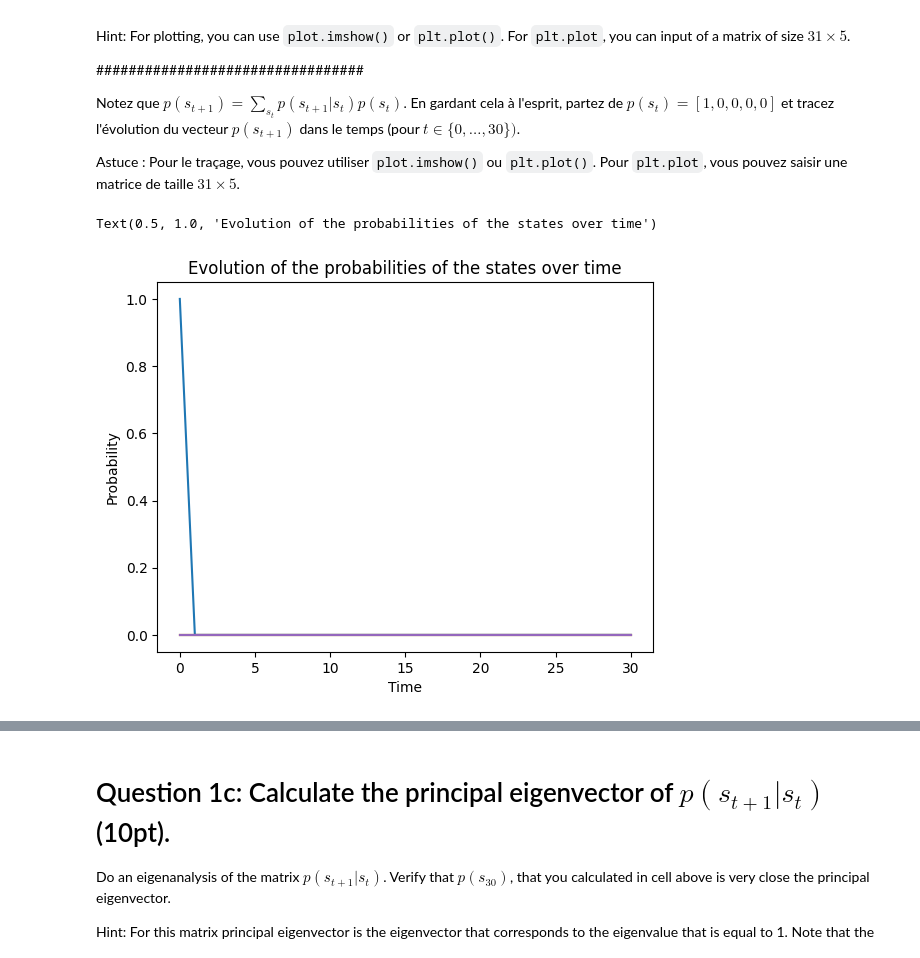
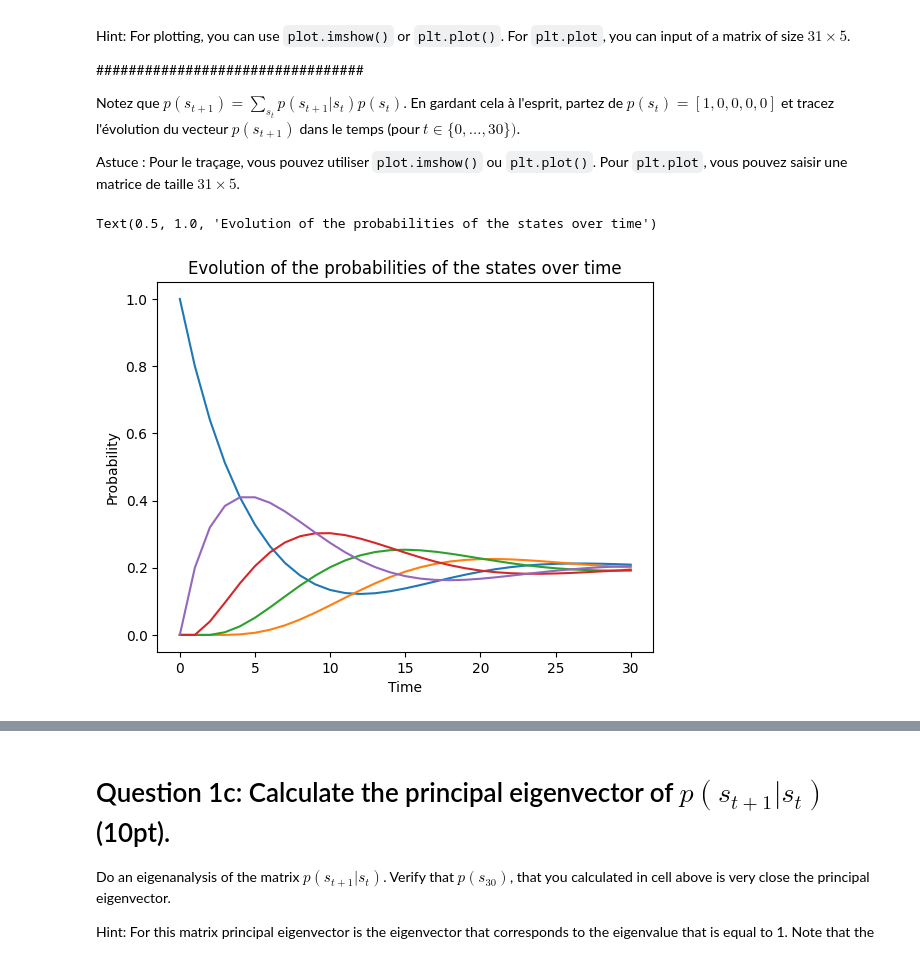
Before and after one commit to betch130/Traitement-de-signal, a Jupyter notebook: Toshare_MLSP_Lab2_BANAKINAO_Kibalou_Betchaleel.ipynb, the cells around one changed output, grey strips where cells are left out. Cells and saved outputs as stored; diff of their text form; code cells hidden in the pictures.

```diff
--- a/Toshare_MLSP_Lab2_BANAKINAO_Kibalou_Betchaleel.ipynb
+++ b/Toshare_MLSP_Lab2_BANAKINAO_Kibalou_Betchaleel.ipynb
@@ -87,21 +63,21 @@ Astuce : Pour le traçage, vous pouvez utiliser `plot.imshow()` ou `plt.plot()`.
 # %%
 import matplotlib.pyplot as plt
 
 ##### travaillez ici
 p_0 = torch.tensor([1, 0, 0, 0, 0])
 probalities_St1 = torch.zeros((31,5))
 
 for t in range(31):
     if t == 0:
         probalities_St1[t] = p_0
     else:
-        transition_matrix @ probalities_St1[t-1].float()
+        probalities_St1[t] =transition_matrix @ probalities_St1[t-1].float()
 
 
 plt.plot(probalities_St1.numpy())
 plt.xlabel('Time')
 plt.ylabel('Probability')
 plt.title('Evolution of the probabilities of the states over time')
 # %% [output]
 Text(0.5, 1.0, 'Evolution of the probabilities of the states over time')
-[figure, old version]
+[figure, new version]
```
Also changed, not shown: parts of 5 cells of this notebook, 4 other files.
